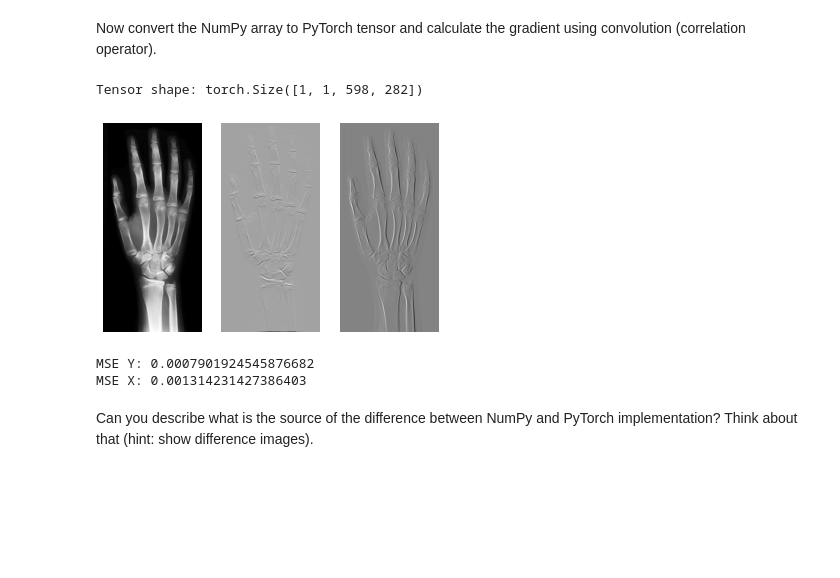
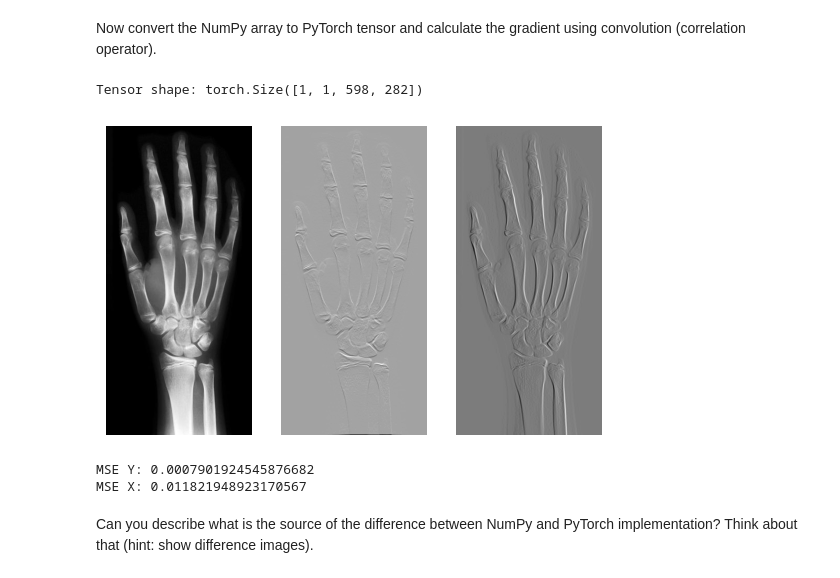
Before and after one commit to ASingh-AGH/AI_Collab, a Jupyter notebook: DLMIA Lab2.ipynb, the cells around one changed output. Cells and saved outputs as stored; diff of their text form; code cells hidden in the pictures; blank space fills up the shorter version.

```diff
--- a/DLMIA Lab2.ipynb
+++ b/DLMIA Lab2.ipynb
@@ -260,38 +360,52 @@ Image dtype: float32
 # %% [markdown]
 Now convert the NumPy array to PyTorch tensor and calculate the gradient using convolution (correlation operator).
 # %%
-### TODO - convert the array to tensor with shape (1x1xYxX)
+### DONE - convert the array to tensor with shape (1x1xYxX)
 
-tensor = None # TODO
+tensor = tc.from_numpy(array).unsqueeze(0).unsqueeze(0)
 print(f"Tensor shape: {tensor.shape}")
 
-### TODO - calculate the Y and X gradient using PyTorch convolution
+### DONE - calculate the Y and X gradient using PyTorch convolution
 
-gradient_x_tc = None # TODO
-gradient_y_tc = None # TODO
+filter_y = tc.Tensor([
+    [0, -1, 0],
+    [0, 0, 0],
+    [0, 1, 0]
+]).type(tc.float32)
+filter_y = filter_y.unsqueeze(0).unsqueeze(0)
 
-### TODO - show the gradient calculated using PyTorch and calculate the difference between NumPy and PyTorch
+filter_x = tc.Tensor([
+    [0, 0, 0],
+    [1, 0, -1],
+    [0, 0, 0]
+]).type(tc.float32)
+filter_x = filter_x.unsqueeze(0).unsqueeze(0)
+
+gradient_x_tc = tc.nn.functional.conv2d(tensor,filter_x, padding=1)
+gradient_y_tc = tc.nn.functional.conv2d(tensor, filter_y, padding=1)
+
+### DONE - show the gradient calculated using PyTorch and calculate the difference between NumPy and PyTorch
 
 plt.figure()
 plt.subplot(1, 3, 1)
 plt.imshow(array, cmap='gray')
 plt.axis('off')
 plt.subplot(1, 3, 2)
 plt.imshow(gradient_y_tc[0, 0, :, :], cmap='gray')
 plt.axis('off')
 plt.subplot(1, 3, 3)
 plt.imshow(gradient_x_tc[0, 0, :, :], cmap='gray')
 plt.axis('off')
 plt.show()
 
 mse = lambda a, b: np.mean((a-b)**2)
 print(f"MSE Y: {mse(gradient_y_np, gradient_y_tc[0, 0, :, :].numpy())}")
 print(f"MSE X: {mse(gradient_x_np, gradient_x_tc[0, 0, :, :].numpy())}")
 # %% [output]
 Tensor shape: torch.Size([1, 1, 598, 282])
-[figure, old version]
+[figure, new version]
 MSE Y: 0.0007901924545876682
-MSE X: 0.001314231427386403
+MSE X: 0.011821948923170567
 # %% [markdown]
 Can you describe what is the source of the difference between NumPy and PyTorch implementation? Think about that (hint: show difference images).
 # %% [markdown]
```
Also changed, not shown: parts of 23 cells of this notebook.
